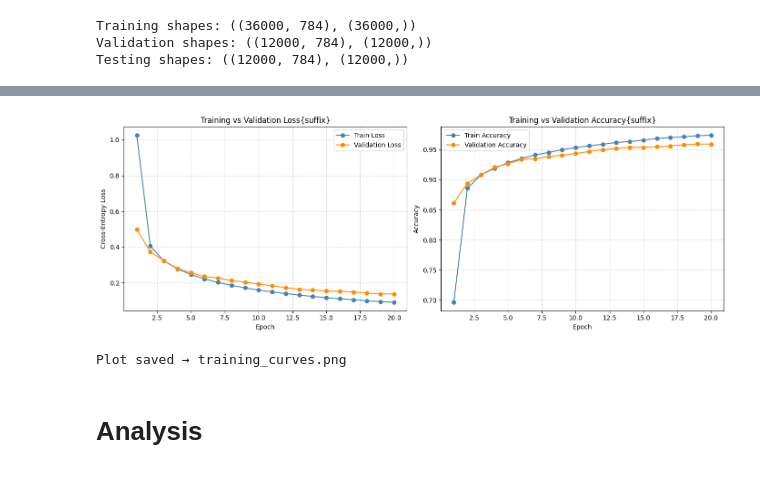
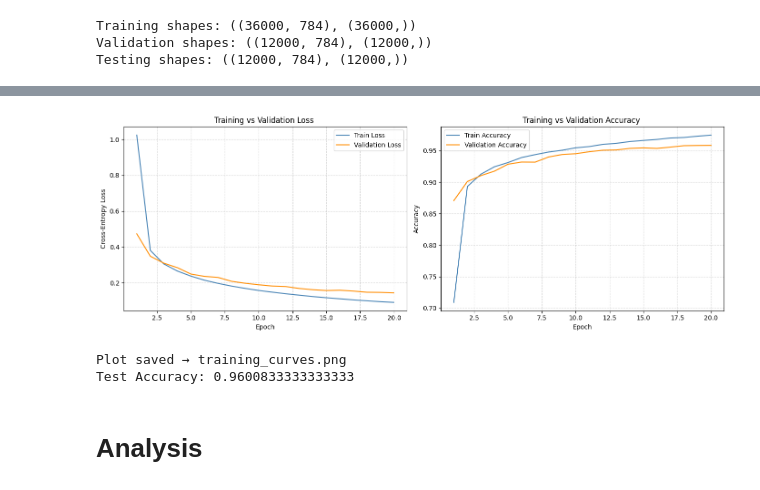
Before and after one commit to AlaaEmara17/Neural-Network-Lab, a Jupyter notebook: lab2-Analysis.ipynb, the cells around one changed output, grey strips where cells are left out. Cells and saved outputs as stored; diff of their text form; code cells hidden in the pictures.

Commit message:
final version for training

```diff
--- a/lab2-Analysis.ipynb
+++ b/lab2-Analysis.ipynb
@@ -197,18 +291,18 @@ def plot_history(history , title_suffix=""):
     fig, (ax1, ax2) = plt.subplots(1, 2, figsize=(14, 5))
 
     # — Loss plot —
-    ax1.plot(epochs, history["train_loss"], label="Train Loss",      color="steelblue",  marker="o")
-    ax1.plot(epochs, history["val_loss"],   label="Validation Loss", color="darkorange", marker="o")
-    ax1.set_title("Training vs Validation Loss{suffix}")
+    ax1.plot(epochs, history["train_loss"], label="Train Loss",      color="steelblue")
+    ax1.plot(epochs, history["val_loss"],   label="Validation Loss", color="darkorange")
+    ax1.set_title("Training vs Validation Loss ")
     ax1.set_xlabel("Epoch")
     ax1.set_ylabel("Cross-Entropy Loss")
     ax1.legend()
     ax1.grid(True, linestyle="--", alpha=0.5)
 
     # — Accuracy plot —
-    ax2.plot(epochs, history["train_acc"], label="Train Accuracy",      color="steelblue",  marker="o")
-    ax2.plot(epochs, history["val_acc"],   label="Validation Accuracy", color="darkorange", marker="o")
-    ax2.set_title("Training vs Validation Accuracy{suffix}")
+    ax2.plot(epochs, history["train_acc"], label="Train Accuracy",      color="steelblue")
+    ax2.plot(epochs, history["val_acc"],   label="Validation Accuracy", color="darkorange")
+    ax2.set_title("Training vs Validation Accuracy ")
     ax2.set_xlabel("Epoch")
     ax2.set_ylabel("Accuracy")
     ax2.legend()
@@ -227,6 +321,21 @@ if __name__ == "__main__":
     model   = digit_recognition()
     history = model.training_step( train_dataloader, val_dataloader, epochs=20, lr=0.01)
     plot_history(history )
+    correct = 0
+    total = 0
+
+
+    with torch.no_grad():
+      for images, labels in test_loader:
+        images = images.view(images.size(0), -1)
+        outputs = model(images)
+        preds = outputs.argmax(dim=1)
+
+        correct += (preds == labels).sum().item()
+        total += labels.size(0)
+
+    accuracy = correct / total
+    print("Test Accuracy:", accuracy)
 
 
 #Imagine you have 1,000 images and a Batch Size of 100.
@@ -237,5 +346,6 @@ Epoch 19/20 | Train Loss: 0.0906  Acc: 0.9744 | Val Loss: 0.1376  Acc: 0.9593
-[figure, old version]
+[figure, new version]
 Plot saved → training_curves.png
+Test Accuracy: 0.9600833333333333
 # %% [markdown]
 # Analysis
 # %%
```
Also changed, not shown: parts of 3 cells of this notebook, 2 other files.
